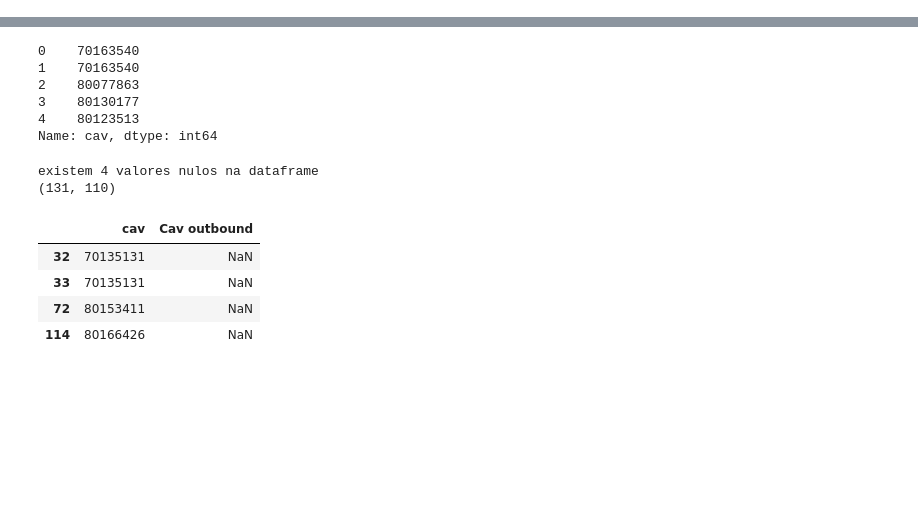
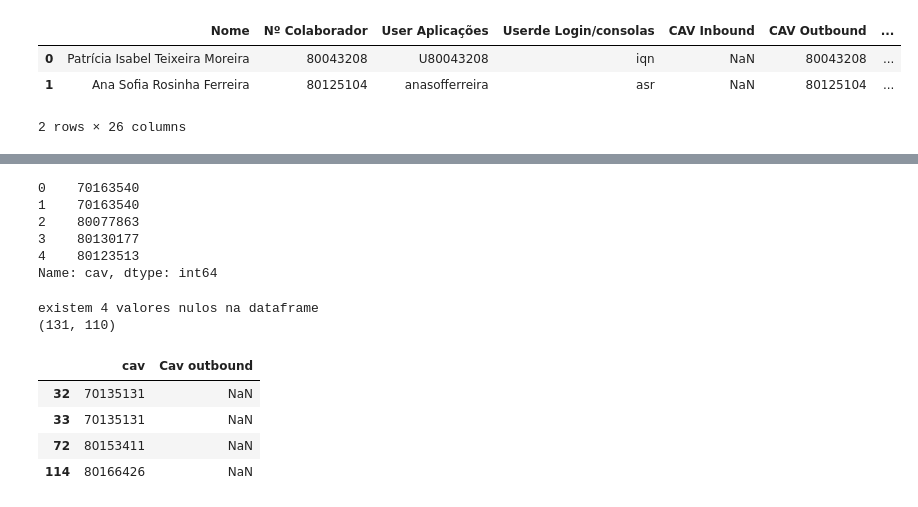
Before and after one commit to josepmatias/ONE, a Jupyter notebook: auto_one.ipynb, the cells around one changed output, grey strips where cells are left out. Cells and saved outputs as stored; diff of their text form; code cells hidden in the pictures; blank space fills up the shorter version.

```diff
--- a/auto_one.ipynb
+++ b/auto_one.ipynb
@@ -8,0 +52,10 @@ Requirement already satisfied: pyxlsb in /usr/local/lib/python3.10/dist-packages
+# %%
+#ler ficheiro cadastro
+cadastro_df=pd.read_excel(cadastro_nome, sheet_name=cadastro_folha)
+
+cadastro_df.head(2)
+# %% [output]
+|  | Nome | Nº Colaborador | User Aplicações | Userde Login/consolas | CAV Inbound | CAV Outbound | ... |
+| 0 | Patrícia Isabel Teixeira Moreira | 80043208 | U80043208 | iqn | NaN | 80043208 | ... |
+| 1 | Ana Sofia Rosinha Ferreira | 80125104 | anasofferreira | asr | NaN | 80125104 | ... |
+2 rows × 26 columns
```
Also changed, not shown: parts of 11 cells of this notebook.
